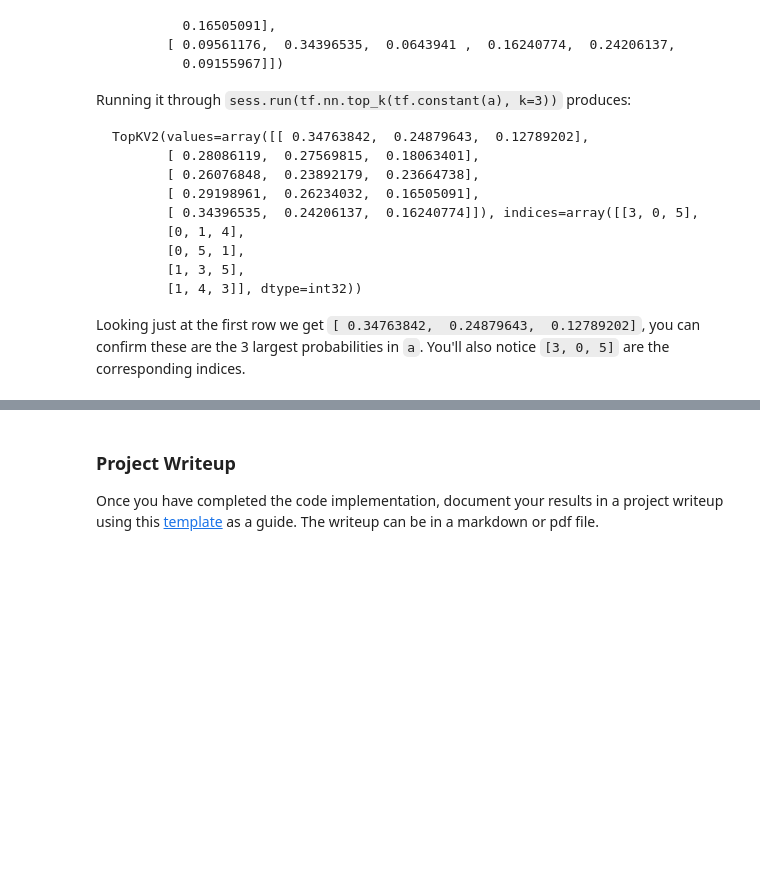
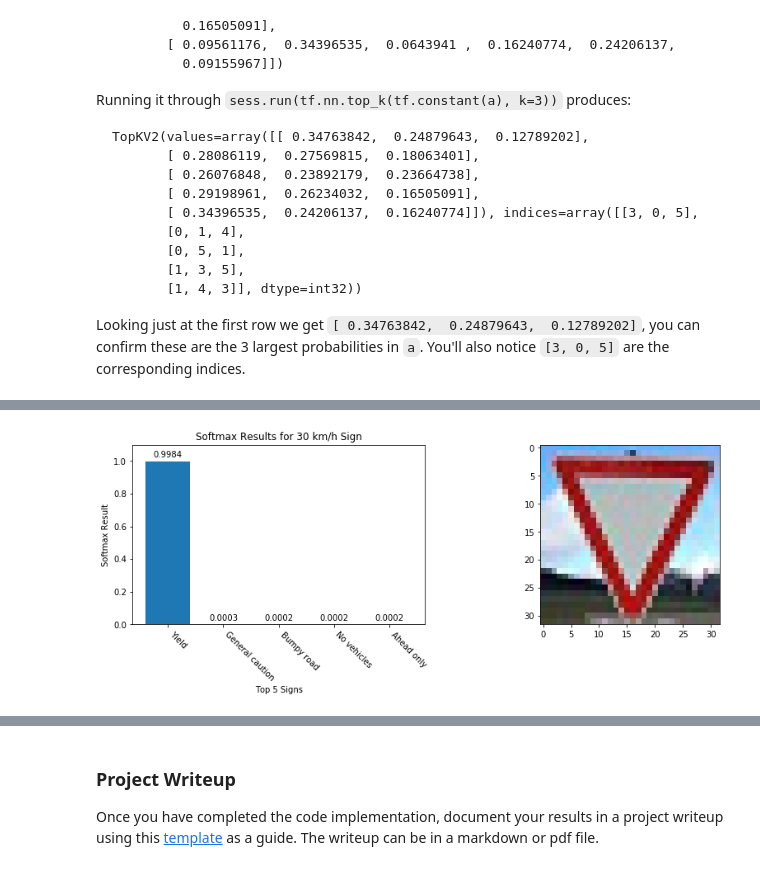
Before and after one commit to lswatts42/carnd_project3_TrafficSignClassification, a Jupyter notebook: Traffic_Sign_Classifier-Copy1.ipynb, the cells around one changed output, grey strips where cells are left out. Cells and saved outputs as stored; diff of their text form; code cells hidden in the pictures; blank space fills up the shorter version.

```diff
--- a/Traffic_Sign_Classifier-Copy1.ipynb
+++ b/Traffic_Sign_Classifier-Copy1.ipynb
@@ -699,0 +608,4 @@ ax2.imshow(no_entry)
+# %%
+plot_sign_results(2)
+# %% [output]
+[figure, added]
```
Also changed, not shown: parts of 19 cells of this notebook.
